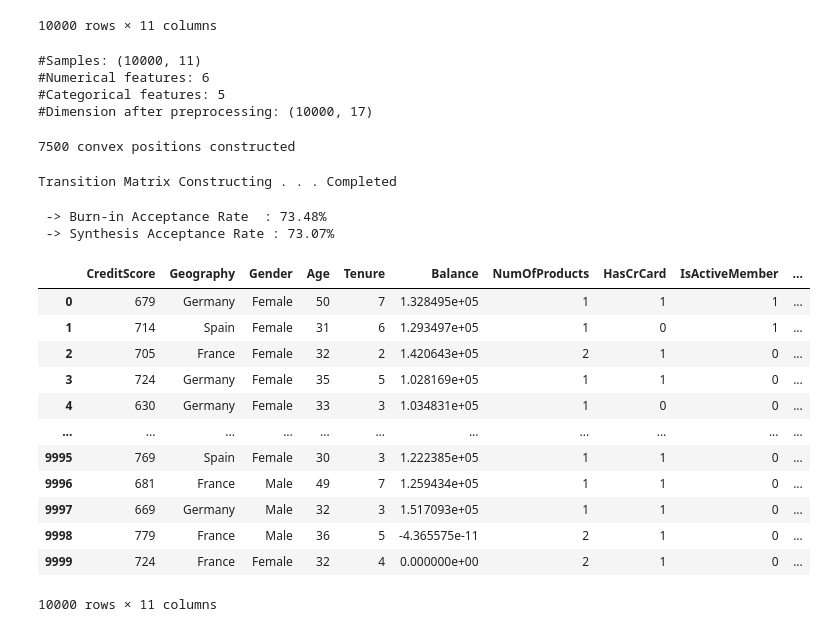
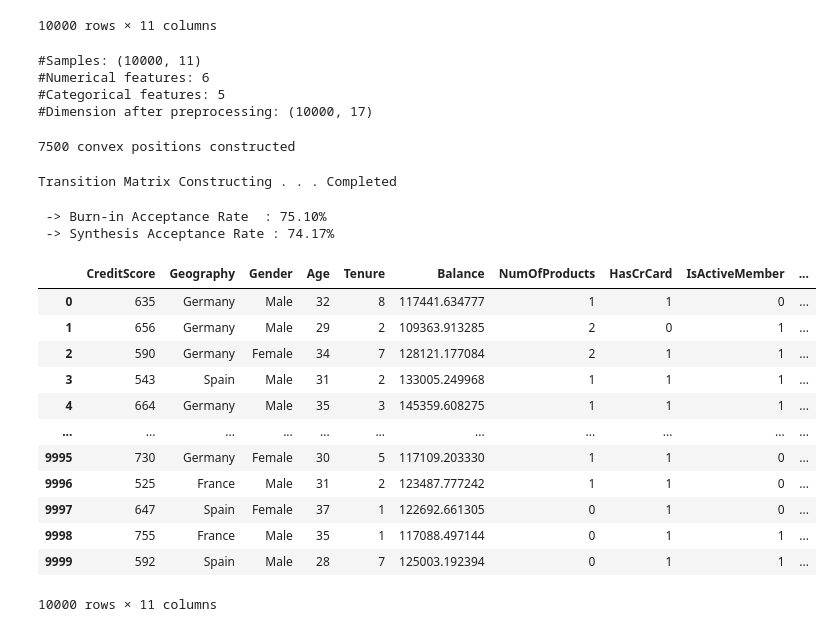
Before and after one commit to hdclcmu/CHDS, a Jupyter notebook: example_usage.ipynb, the cells around one changed output. Cells and saved outputs as stored; diff of their text form; code cells hidden in the pictures.

Commit message:
Update k_neighbor and n_hull parameter

```diff
--- a/example_usage.ipynb
+++ b/example_usage.ipynb
@@ -25,31 +25,33 @@ df
 10000 rows × 11 columns
 # %%
 numerical_cols = ['CreditScore', 'Age', 'Tenure', 'Balance', 'NumOfProducts', 'EstimatedSalary']
-
+N,d = df.shape
 synthetic_data = CHDS_synthesizer(input_df=df,
-                                  num_records_to_generate=df.shape[0],
+                                  num_records_to_generate=N,
                                   numerical_cols=numerical_cols,
+                                  k_neighbor=d+3,
+                                  n_hull=int(3/4*N),
                                   burn_in=2000)
 synthetic_data
 # %% [output]
 #Samples: (10000, 11)
 #Numerical features: 6
 #Categorical features: 5
 #Dimension after preprocessing: (10000, 17)
 7500 convex positions constructed
 Transition Matrix Constructing . . . Completed
- -> Burn-in Acceptance Rate  : 73.48%
- -> Synthesis Acceptance Rate : 73.07%
+ -> Burn-in Acceptance Rate  : 75.10%
+ -> Synthesis Acceptance Rate : 74.17%
 |  | CreditScore | Geography | Gender | Age | Tenure | Balance | NumOfProducts | HasCrCard | IsActiveMember | ... |
-| 0 | 679 | Germany | Female | 50 | 7 | 1.328495e+05 | 1 | 1 | 1 | ... |
-| 1 | 714 | Spain | Female | 31 | 6 | 1.293497e+05 | 1 | 0 | 1 | ... |
-| 2 | 705 | France | Female | 32 | 2 | 1.420643e+05 | 2 | 1 | 0 | ... |
-| 3 | 724 | Germany | Female | 35 | 5 | 1.028169e+05 | 1 | 1 | 0 | ... |
-| 4 | 630 | Germany | Female | 33 | 3 | 1.034831e+05 | 1 | 0 | 0 | ... |
+| 0 | 635 | Germany | Male | 32 | 8 | 117441.634777 | 1 | 1 | 0 | ... |
+| 1 | 656 | Germany | Male | 29 | 2 | 109363.913285 | 2 | 0 | 1 | ... |
+| 2 | 590 | Germany | Female | 34 | 7 | 128121.177084 | 2 | 1 | 1 | ... |
+| 3 | 543 | Spain | Male | 31 | 2 | 133005.249968 | 1 | 1 | 1 | ... |
+| 4 | 664 | Germany | Male | 35 | 3 | 145359.608275 | 1 | 1 | 1 | ... |
 | ... | ... | ... | ... | ... | ... | ... | ... | ... | ... | ... |
-| 9995 | 769 | Spain | Female | 30 | 3 | 1.222385e+05 | 1 | 1 | 0 | ... |
-| 9996 | 681 | France | Male | 49 | 7 | 1.259434e+05 | 1 | 1 | 0 | ... |
-| 9997 | 669 | Germany | Male | 32 | 3 | 1.517093e+05 | 1 | 1 | 0 | ... |
-| 9998 | 779 | France | Male | 36 | 5 | -4.365575e-11 | 2 | 1 | 0 | ... |
-| 9999 | 724 | France | Female | 32 | 4 | 0.000000e+00 | 2 | 1 | 0 | ... |
+| 9995 | 730 | Germany | Female | 30 | 5 | 117109.203330 | 1 | 1 | 0 | ... |
+| 9996 | 525 | France | Male | 31 | 2 | 123487.777242 | 1 | 1 | 0 | ... |
+| 9997 | 647 | Spain | Female | 37 | 1 | 122692.661305 | 0 | 1 | 0 | ... |
+| 9998 | 755 | France | Male | 35 | 1 | 117088.497144 | 0 | 1 | 1 | ... |
+| 9999 | 592 | Spain | Male | 28 | 7 | 125003.192394 | 0 | 1 | 1 | ... |
 10000 rows × 11 columns
```
Also changed, not shown: 2 other files.
